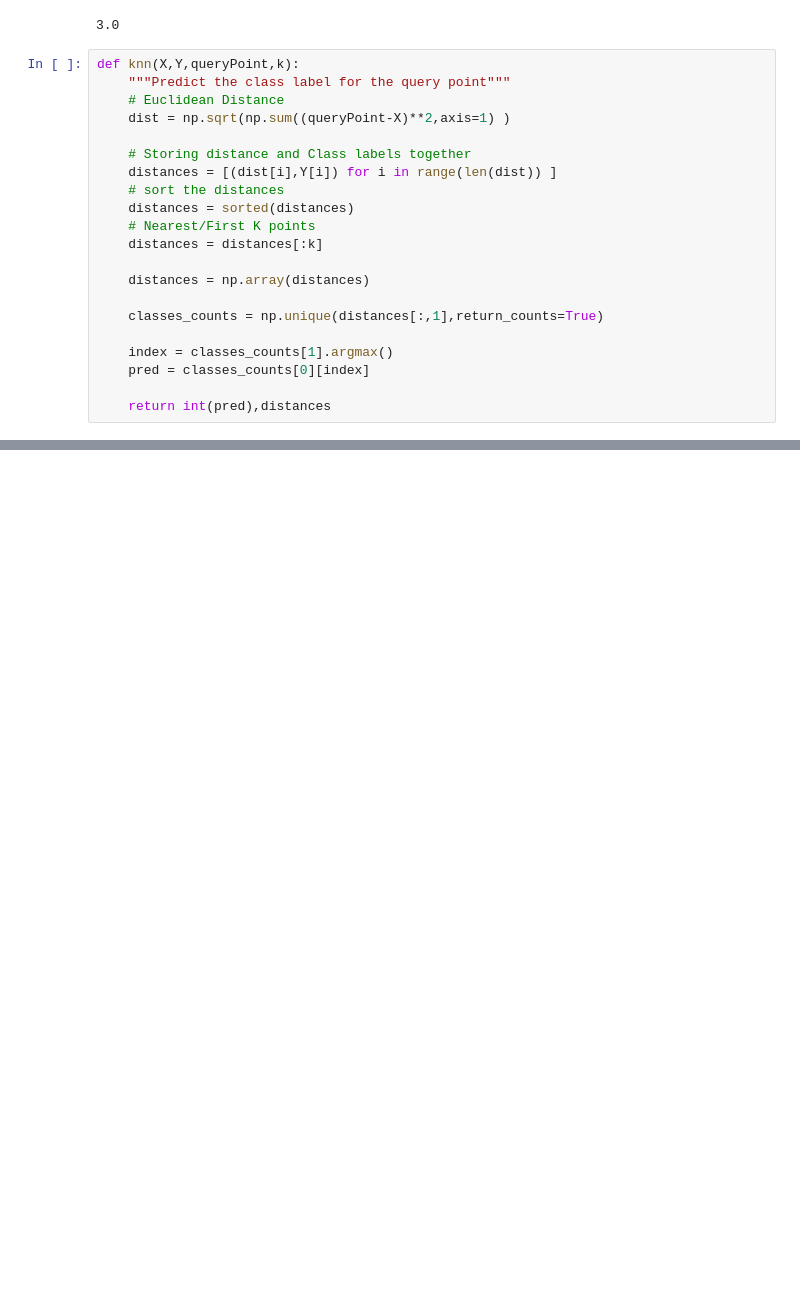
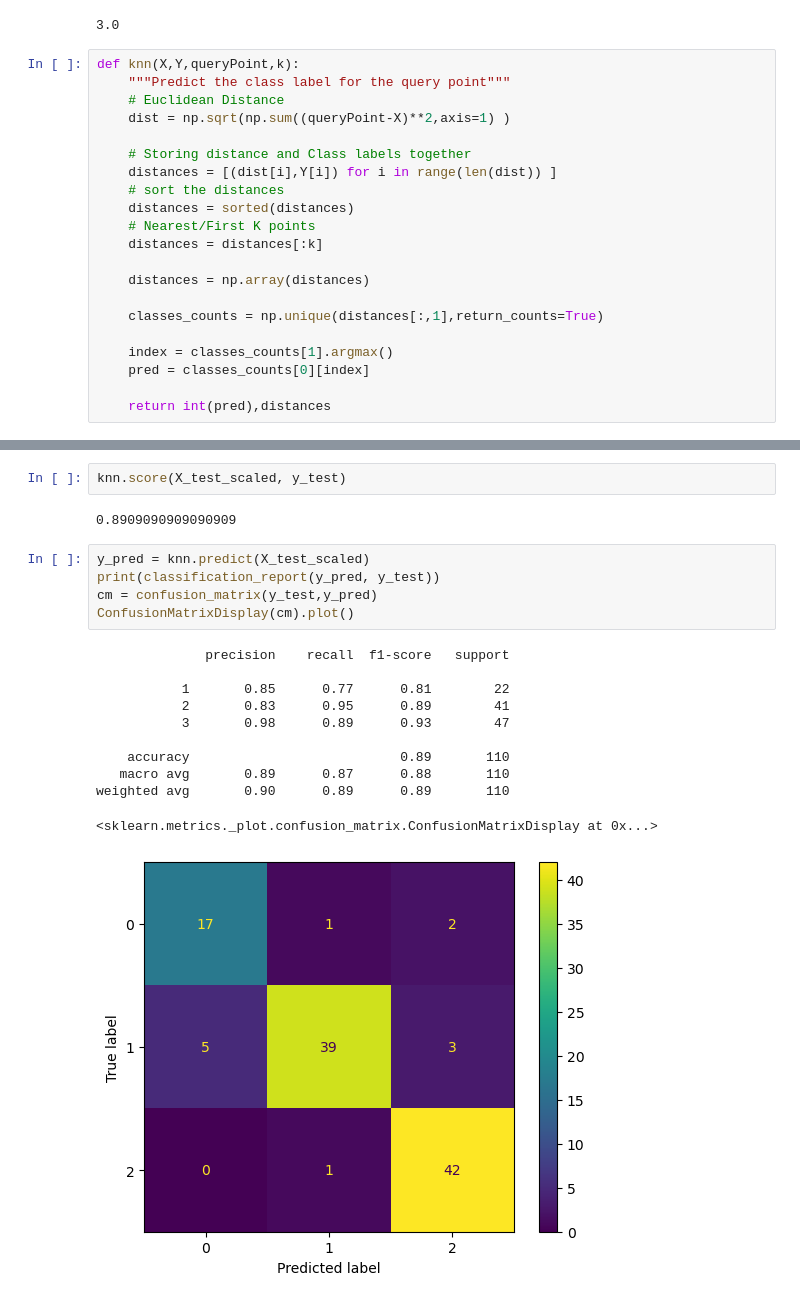
Before and after one commit to UpendraSinghRathore85/ML-Projects-Python, a Jupyter notebook: Supervised Algorithms/KNN/KNN_01_class.ipynb, the cells around one changed output, grey strips where cells are left out. Cells and saved outputs as stored; diff of their text form; blank space fills up the shorter version.

```diff
--- a/Supervised Algorithms/KNN/KNN_01_class.ipynb
+++ b/Supervised Algorithms/KNN/KNN_01_class.ipynb
@@ -210,0 +232,21 @@ weighted avg       0.82      0.82      0.81       110
+# %%
+knn.score(X_test_scaled, y_test)
+# %% [output]
+0.8909090909090909
+# %%
+y_pred = knn.predict(X_test_scaled)
+print(classification_report(y_pred, y_test))
+cm = confusion_matrix(y_test,y_pred)
+ConfusionMatrixDisplay(cm).plot()
+# %% [output]
+              precision    recall  f1-score   support
+
+           1       0.85      0.77      0.81        22
+           2       0.83      0.95      0.89        41
+           3       0.98      0.89      0.93        47
+
+    accuracy                           0.89       110
+   macro avg       0.89      0.87      0.88       110
+weighted avg       0.90      0.89      0.89       110
+<sklearn.metrics._plot.confusion_matrix.ConfusionMatrixDisplay at 0x...>
+[figure, added]
```
Also changed, not shown: parts of 17 cells of this notebook, 1 other file.
